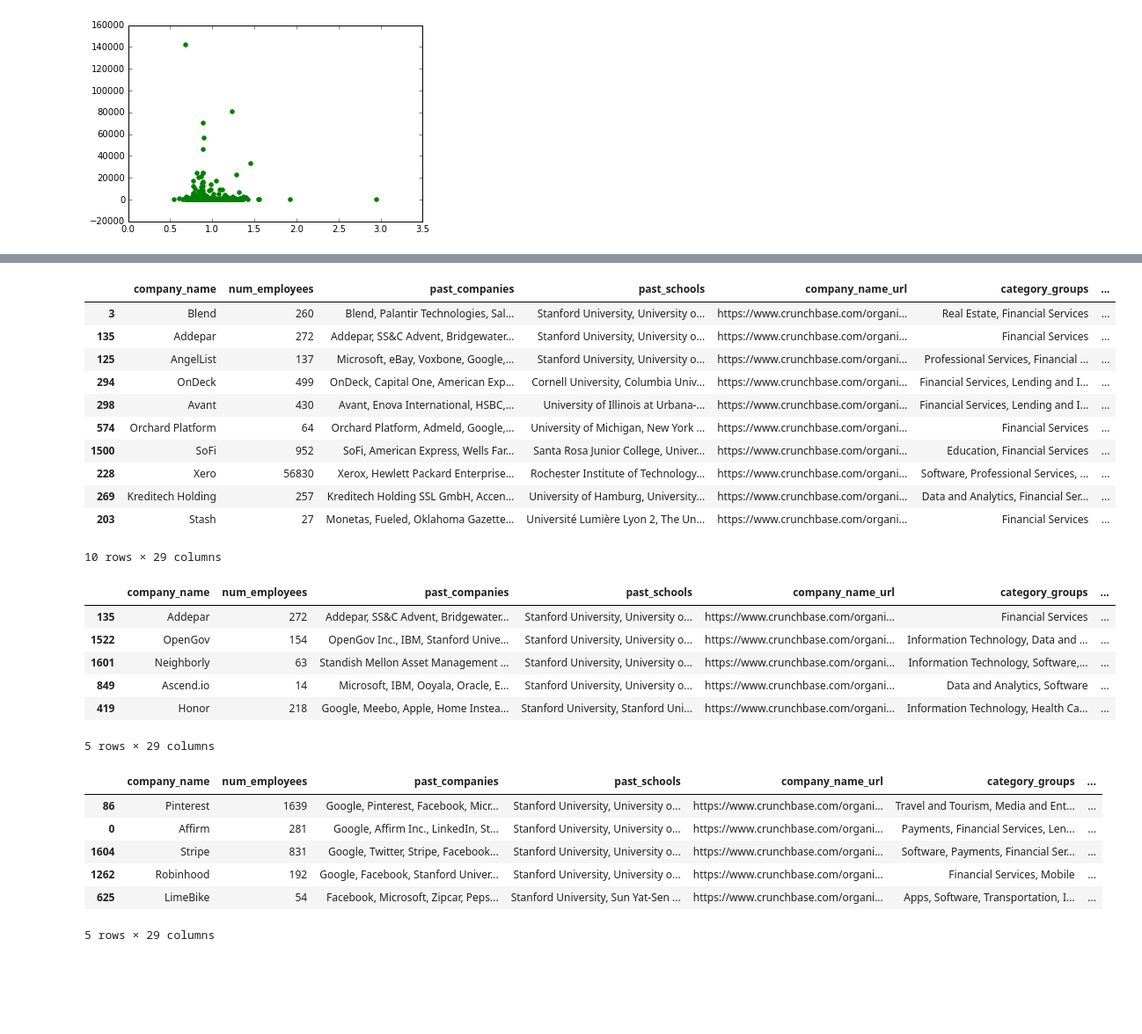
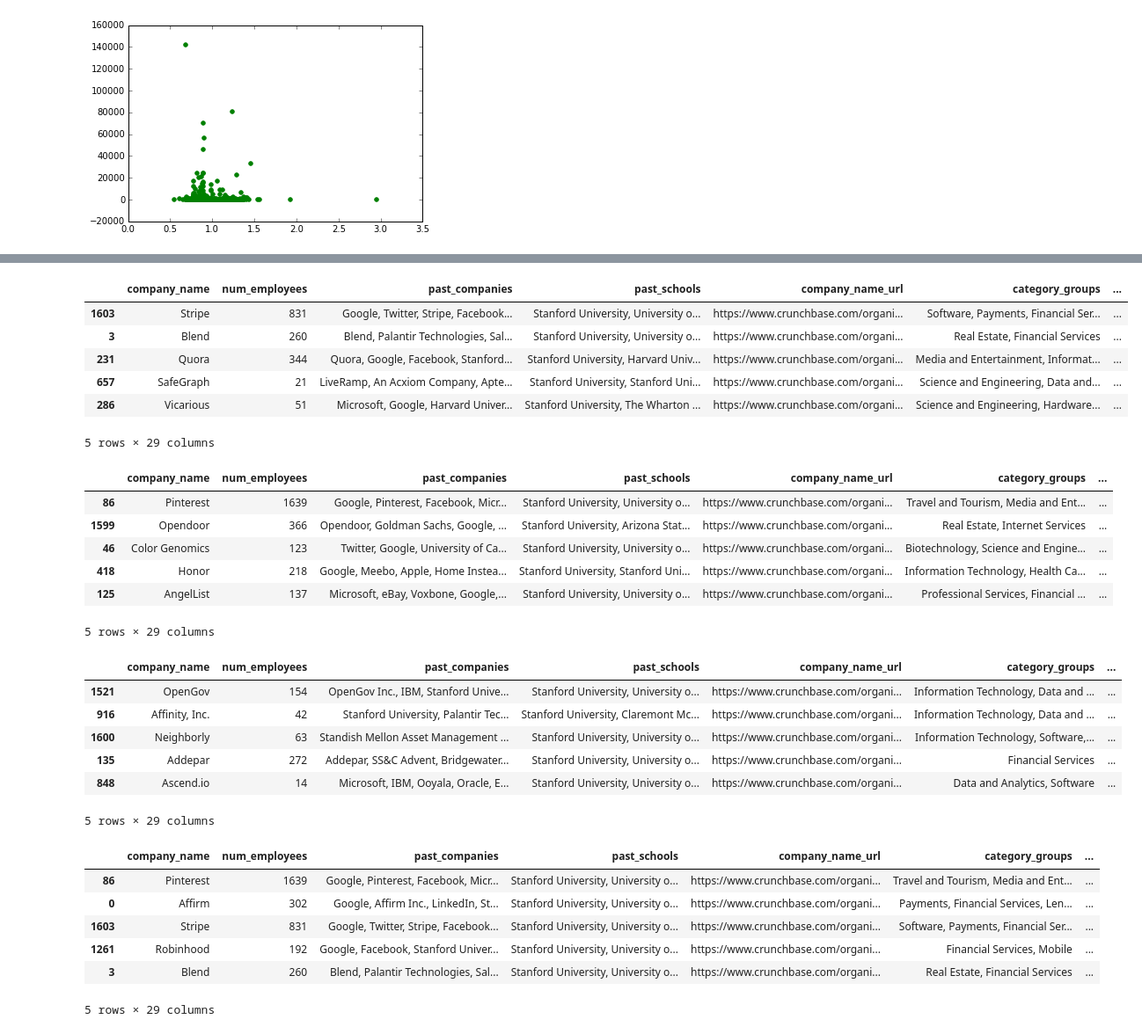
Before and after one commit to sachinkesiraju/breakinlist, a Jupyter notebook: company_analysis.ipynb, the cells around one changed output, grey strips where cells are left out. Shown at 88% size. Drawn from its saved outputs; the diff is of its cells as text; code cells hidden in the pictures; blank space fills up the shorter version.

Commit message:
investor scoring

```diff
--- a/company_analysis.ipynb
+++ b/company_analysis.ipynb
@@ -578,7 +584,7 @@ def score_schools(startup):
                      'University of Illinois at Urbana-Champaign': 0.55, 'The University of Texas at Austin': 0.5,
                      'Georgia Institute of Technology': 0.5, 'University of Michigan': 0.5, 'Yale University': 0.6,
                      'Oxford University': 0.6, 'Duke University': 0.5, 'University of Southern California': 0.5,
-                     'University of Waterloo': 0.65, 'University of Pennsylvania': 0.6}
+                     'University of Waterloo': 0.65, 'University of Pennsylvania': 0.6, 'The Wharton School': 0.7, 'Claremont McKenna College': 0.65}
     past_schools = startup['past_schools'].split(',')
     score = 0
     for school in past_schools:
@@ -591,7 +597,7 @@ def score_schools(startup):
     return score
 def score_companies(startup):
     company_scorer = {'Bridgewater Associates': 0.9, 'Goldman Sachs': 0.7, 'Google': 0.7, 'Facebook': 0.65, 'Palantir Technologies': 0.85,
-                     'Clarium Capital': 0.8, 'Square': 0.6, 'Apple': 0.65, 'Morgan Stanley': 0.6, 'Dropbox': 0.7}
+                     'Clarium Capital': 0.8, 'Square': 0.6, 'Apple': 0.65, 'Morgan Stanley': 0.6, 'Dropbox': 0.7, 'Tesla': 0.7, 'Microsoft': 0.55}
     past_companies = startup['past_companies'].split(',')
     score = 0
     for company in past_companies:
@@ -615,0 +632,7 @@ plotdata['score'] = plotdata.apply(lambda row: round(score_company(row), 3), axi
+# %%
+plotdata = pd.merge(plotdata, breakout_data, on = 'company_name', how='left')
+plotdata.breakoutlist = pd.notnull(plotdata.breakoutlist).astype(int)
+plotdata.linkedin = pd.notnull(plotdata.linkedin).astype(int)
+plotdata.wealthfront = pd.notnull(plotdata.wealthfront).astype(int)
+plotdata.editors = pd.notnull(plotdata.editors).astype(int)
+plotdata.score += 0.01 * (plotdata.breakoutlist + plotdata.linkedin + plotdata.wealthfront + plotdata.editors)
@@ -888,11 +908,8 @@ class Investment:
         self.partners = partner
         self.is_lead_investor = is_lead
 # %%
-max_num_investors = 0
 def json_to_investors(funding):
     investors = []
-    global max_num_investors
-    max_num_investors = max(max_num_investors, len(funding))
     for funding_event in funding:
         is_lead_investment = funding_event['is_lead_investor'] == 'Yes'
         partners = funding_event['partners'] if funding_event['partners'] != ['—'] else []
@@ -945,33 +970,39 @@ founders_fund.sort_values('score', ascending=False).head(10)
 10 rows × 29 columns
 # %%
-thiel = plotdata[plotdata.funding.apply(lambda x: search_investors(x, 'Peter Thiel') or search_investors(x, 'Max Levchin'))]
+thiel = plotdata[plotdata.funding.apply(lambda x: search_investors(x, 'Peter Thiel'))]
 thiel = thiel[thiel.num_employees > 10]
-thiel = thiel[thiel.categories.str.contains('Financ', na=False)]
+#thiel = thiel[thiel.categories.str.contains('Financ', na=False)]
 #thiel = thiel[thiel.last_funding_type.str.contains('Series A')]
-thiel.sort_values('score', ascending=False).head(10)
+thiel.sort_values('score', ascending=False).head()
 # %% [output]
 |  | company_name | num_employees | past_companies | past_schools | company_name_url | category_groups | ... |
+| 1603 | Stripe | 831 | Google, Twitter, Stripe, Facebook... | Stanford University, University o... | https://www.crunchbase.com/organi... | Software, Payments, Financial Ser... | ... |
 | 3 | Blend | 260 | Blend, Palantir Technologies, Sal... | Stanford University, University o... | https://www.crunchbase.com/organi... | Real Estate, Financial Services | ... |
-| 135 | Addepar | 272 | Addepar, SS&C Advent, Bridgewater... | Stanford University, University o... | https://www.crunchbase.com/organi... | Financial Services | ... |
-| 125 | AngelList | 137 | Microsoft, eBay, Voxbone, Google,... | Stanford University, University o... | https://www.crunchbase.com/organi... | Professional Services, Financial ... | ... |
-| 294 | OnDeck | 499 | OnDeck, Capital One, American Exp... | Cornell University, Columbia Univ... | https://www.crunchbase.com/organi... | Financial Services, Lending and I... | ... |
-| 298 | Avant | 430 | Avant, Enova International, HSBC,... | University of Illinois at Urbana-... | https://www.crunchbase.com/organi... | Financial Services, Lending and I... | ... |
-| 574 | Orchard Platform | 64 | Orchard Platform, Admeld, Google,... | University of Michigan, New York ... | https://www.crunchbase.com/organi... | Financial Services | ... |
-| 1500 | SoFi | 952 | SoFi, American Express, Wells Far... | Santa Rosa Junior College, Univer... | https://www.crunchbase.com/organi... | Education, Financial Services | ... |
-| 228 | Xero | 56830 | Xerox, Hewlett Packard Enterprise... | Rochester Institute of Technology... | https://www.crunchbase.com/organi... | Software, Professional Services, ... | ... |
-| 269 | Kreditech Holding | 257 | Kreditech Holding SSL GmbH, Accen... | University of Hamburg, University... | https://www.crunchbase.com/organi... | Data and Analytics, Financial Ser... | ... |
-| 203 | Stash | 27 | Monetas, Fueled, Oklahoma Gazette... | Université Lumière Lyon 2, The Un... | https://www.crunchbase.com/organi... | Financial Services | ... |
+| 231 | Quora | 344 | Quora, Google, Facebook, Stanford... | Stanford University, Harvard Univ... | https://www.crunchbase.com/organi... | Media and Entertainment, Informat... | ... |
+| 657 | SafeGraph | 21 | LiveRamp, An Acxiom Company, Apte... | Stanford University, Stanford Uni... | https://www.crunchbase.com/organi... | Science and Engineering, Data and... | ... |
+| 286 | Vicarious | 51 | Microsoft, Google, Harvard Univer... | Stanford University, The Wharton ... | https://www.crunchbase.com/organi... | Science and Engineering, Hardware... | ... |
-10 rows × 29 columns
+5 rows × 29 columns
+# %%
+levchin = plotdata[plotdata.funding.apply(lambda x: search_investors(x, 'Max Levchin'))]
+levchin.sort_values('score', ascending=False).head()
+# %% [output]
+|  | company_name | num_employees | past_companies | past_schools | company_name_url | category_groups | ... |
+| 86 | Pinterest | 1639 | Google, Pinterest, Facebook, Micr... | Stanford University, University o... | https://www.crunchbase.com/organi... | Travel and Tourism, Media and Ent... | ... |
+| 1599 | Opendoor | 366 | Opendoor, Goldman Sachs, Google, ... | Stanford University, Arizona Stat... | https://www.crunchbase.com/organi... | Real Estate, Internet Services | ... |
+| 46 | Color Genomics | 123 | Twitter, Google, University of Ca... | Stanford University, University o... | https://www.crunchbase.com/organi... | Biotechnology, Science and Engine... | ... |
+| 418 | Honor | 218 | Google, Meebo, Apple, Home Instea... | Stanford University, Stanford Uni... | https://www.crunchbase.com/organi... | Information Technology, Health Ca... | ... |
+| 125 | AngelList | 137 | Microsoft, eBay, Voxbone, Google,... | Stanford University, University o... | https://www.crunchbase.com/organi... | Professional Services, Financial ... | ... |
+5 rows × 29 columns
 # %%
 eightvc = plotdata[plotdata.funding.apply(lambda x: search_investors(x, '8VC'))]
 eightvc.sort_values('score', ascending=False).head()
 # %% [output]
 |  | company_name | num_employees | past_companies | past_schools | company_name_url | category_groups | ... |
+| 1521 | OpenGov | 154 | OpenGov Inc., IBM, Stanford Unive... | Stanford University, University o... | https://www.crunchbase.com/organi... | Information Technology, Data and ... | ... |
+| 916 | Affinity, Inc. | 42 | Stanford University, Palantir Tec... | Stanford University, Claremont Mc... | https://www.crunchbase.com/organi... | Information Technology, Data and ... | ... |
+| 1600 | Neighborly | 63 | Standish Mellon Asset Management ... | Stanford University, University o... | https://www.crunchbase.com/organi... | Information Technology, Software,... | ... |
 | 135 | Addepar | 272 | Addepar, SS&C Advent, Bridgewater... | Stanford University, University o... | https://www.crunchbase.com/organi... | Financial Services | ... |
-| 1522 | OpenGov | 154 | OpenGov Inc., IBM, Stanford Unive... | Stanford University, University o... | https://www.crunchbase.com/organi... | Information Technology, Data and ... | ... |
-| 1601 | Neighborly | 63 | Standish Mellon Asset Management ... | Stanford University, University o... | https://www.crunchbase.com/organi... | Information Technology, Software,... | ... |
-| 849 | Ascend.io | 14 | Microsoft, IBM, Ooyala, Oracle, E... | Stanford University, University o... | https://www.crunchbase.com/organi... | Data and Analytics, Software | ... |
-| 419 | Honor | 218 | Google, Meebo, Apple, Home Instea... | Stanford University, Stanford Uni... | https://www.crunchbase.com/organi... | Information Technology, Health Ca... | ... |
+| 848 | Ascend.io | 14 | Microsoft, IBM, Ooyala, Oracle, E... | Stanford University, University o... | https://www.crunchbase.com/organi... | Data and Analytics, Software | ... |
 5 rows × 29 columns
 # %%
 a16z = plotdata[plotdata.funding.apply(lambda x: search_investors(x, 'Andreessen Horowitz'))]
@@ -980,10 +1011,10 @@ a16z.sort_values('score', ascending=False).head()
 # %% [output]
 |  | company_name | num_employees | past_companies | past_schools | company_name_url | category_groups | ... |
 | 86 | Pinterest | 1639 | Google, Pinterest, Facebook, Micr... | Stanford University, University o... | https://www.crunchbase.com/organi... | Travel and Tourism, Media and Ent... | ... |
-| 0 | Affirm | 281 | Google, Affirm Inc., LinkedIn, St... | Stanford University, University o... | https://www.crunchbase.com/organi... | Payments, Financial Services, Len... | ... |
-| 1604 | Stripe | 831 | Google, Twitter, Stripe, Facebook... | Stanford University, University o... | https://www.crunchbase.com/organi... | Software, Payments, Financial Ser... | ... |
-| 1262 | Robinhood | 192 | Google, Facebook, Stanford Univer... | Stanford University, University o... | https://www.crunchbase.com/organi... | Financial Services, Mobile | ... |
-| 625 | LimeBike | 54 | Facebook, Microsoft, Zipcar, Peps... | Stanford University, Sun Yat-Sen ... | https://www.crunchbase.com/organi... | Apps, Software, Transportation, I... | ... |
+| 0 | Affirm | 302 | Google, Affirm Inc., LinkedIn, St... | Stanford University, University o... | https://www.crunchbase.com/organi... | Payments, Financial Services, Len... | ... |
+| 1603 | Stripe | 831 | Google, Twitter, Stripe, Facebook... | Stanford University, University o... | https://www.crunchbase.com/organi... | Software, Payments, Financial Ser... | ... |
+| 1261 | Robinhood | 192 | Google, Facebook, Stanford Univer... | Stanford University, University o... | https://www.crunchbase.com/organi... | Financial Services, Mobile | ... |
+| 3 | Blend | 260 | Blend, Palantir Technologies, Sal... | Stanford University, University o... | https://www.crunchbase.com/organi... | Real Estate, Financial Services | ... |
 5 rows × 29 columns
 # %%
 top_investors = []
```
Also changed, not shown: parts of 79 cells of this notebook, 4 other files.
